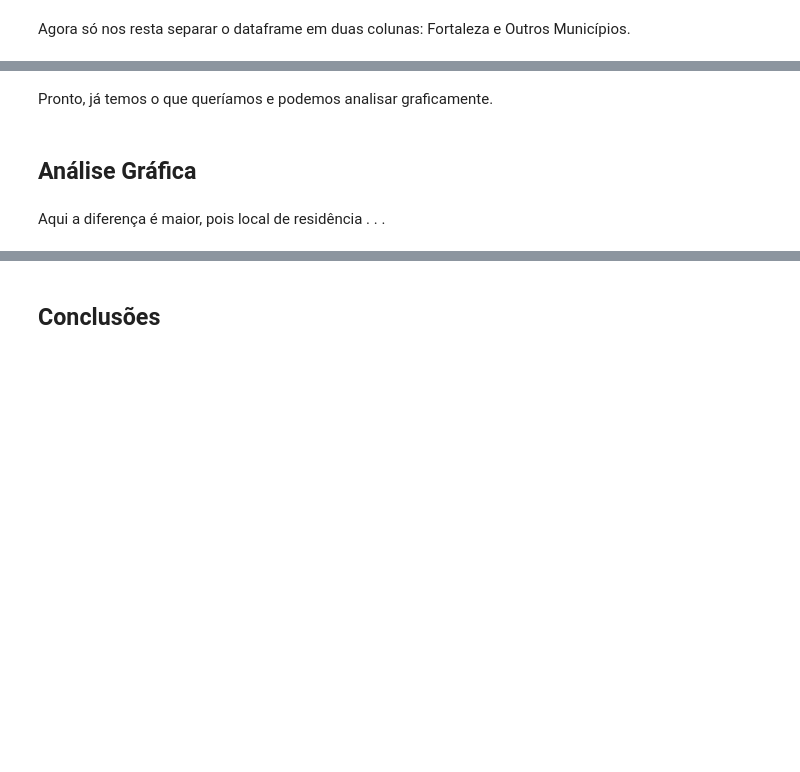
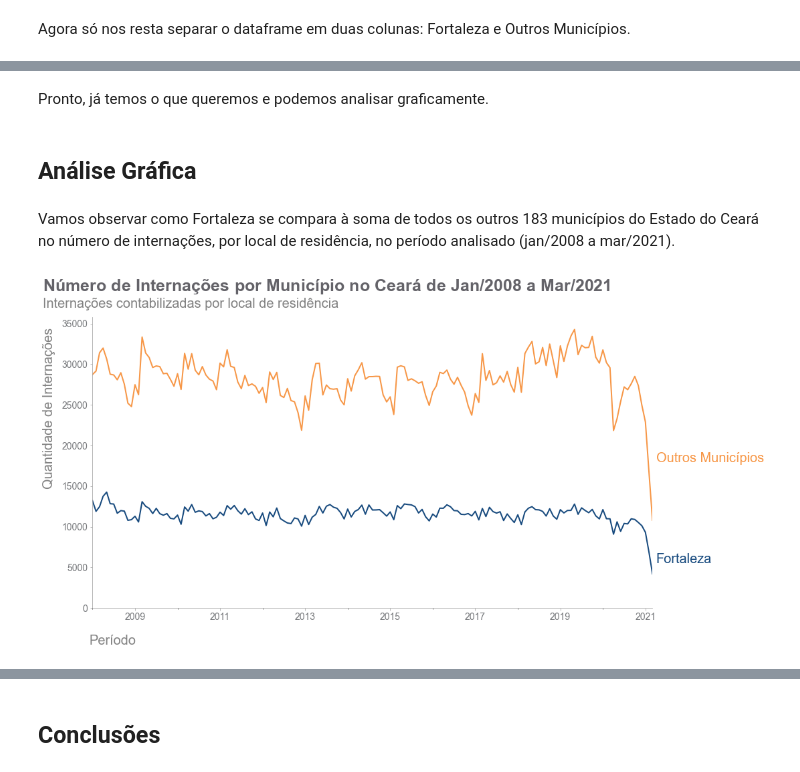
Before and after one commit to diascarolina/healthcare-analysis, a Jupyter notebook: notebooks/projeto-modulo1.ipynb, the cells around one changed output, grey strips where cells are left out. Drawn from its saved outputs; the diff is of its cells as text; code cells hidden in the pictures; blank space fills up the shorter version.

```diff
--- a/notebooks/projeto-modulo1.ipynb
+++ b/notebooks/projeto-modulo1.ipynb
@@ -613,6 +707,6 @@ plt.show()
 # %%
 # número de internações por município do Ceará por local de residência
-intern_munic_resid_raw = pd.read_csv('data/intern_muni_ce_por_local_de_residencia.csv', sep = ';', encoding = 'ISO-8859-1', skiprows = 3,
+intern_munic_resid_raw = pd.read_csv('../data/intern_muni_ce_por_local_de_residencia.csv', sep = ';', encoding = 'ISO-8859-1', skiprows = 3,
                             skipfooter = 13, thousands = '.', decimal = ',', engine = 'python')
 # %%
 intern_munic_resid_raw.head(3)
@@ -672,37 +818,39 @@ intern_munic_local
 # %% [markdown]
-Pronto, já temos o que queríamos e podemos analisar graficamente.
+Pronto, já temos o que queremos e podemos analisar graficamente.
 # %% [markdown]
 ## Análise Gráfica
+# %% [markdown]
+Vamos observar como Fortaleza se compara à soma de todos os outros 183 municípios do Estado do Ceará no número de internações, por local de residência, no período analisado (jan/2008 a mar/2021).
 # %%
 color = [BLUE1, ORANGE1]
 
-ax = intern_munic_resid.plot(alpha = 0.8, figsize = (15, 8), color = color, legend = None, linewidth = 2)
+ax = intern_munic_resid.plot(figsize = (15, 8), color = color, legend = None, linewidth = 2)
 
 ax.set_yticks(range(0, 35001, 5000))
 
 ax.tick_params(color = 'darkgrey')
 ax.spines['bottom'].set_color('darkgrey')
 ax.spines['left'].set_color('darkgrey')
 ax.spines['right'].set_visible(False)
 ax.spines['top'].set_visible(False)
 
 for i in ax.get_yticklabels() + ax.get_xticklabels():
     i.set_fontsize(14)
     i.set_color(GRAY5)
 
 # número de internações por município do Ceará por local de internação
 
 plt.text(442, 39000, '$\\bf{Número\ de\ Internações\ por\ Município\ no\ Ceará\ de\ Jan/2008\ a\ Mar/2021}$',
          fontsize = 25, color = GRAY4)
 plt.text(442, 37000, 'Internações contabilizadas por local de residência',
          fontsize = 20, color = GRAY6)
 
 plt.text(442, 15000, 'Quantidade de Internações', fontsize = 20, rotation = 'vertical', color = GRAY6)
-plt.text(455, -4500, 'Ano/Mês', fontsize = 20, color = GRAY6)
+plt.text(455, -4500, 'Período', fontsize = 20, color = GRAY6)
 
 plt.text(615, 5500, 'Fortaleza', fontsize = 20, color = BLUE1)
 plt.text(615, 18000, 'Outros Municípios', fontsize = 20, color = ORANGE1)
 
 plt.show()
+# %% [output]
+[figure, added]
-# %% [markdown]
-Aqui a diferença é maior, pois local de residência . . .
```
Also changed, not shown: parts of 176 cells of this notebook, 3 other files.
